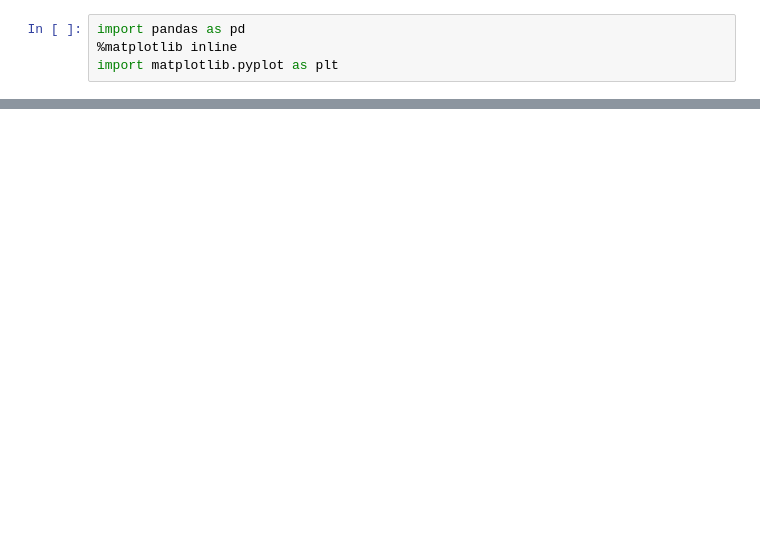
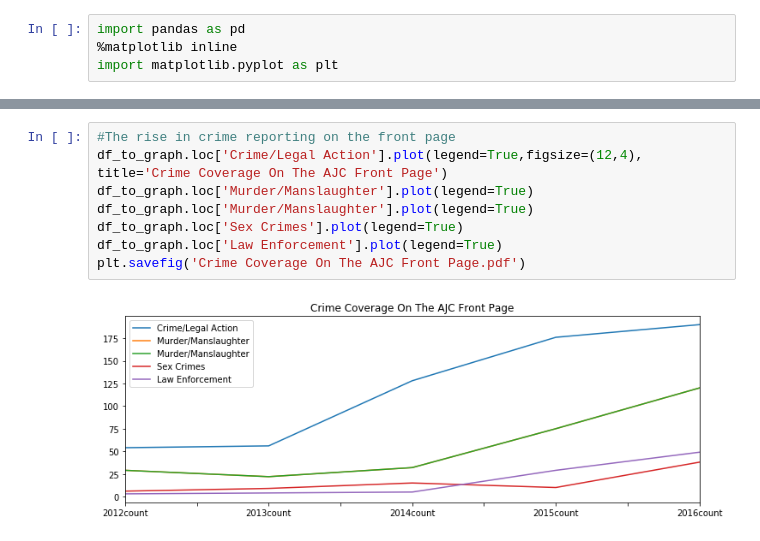
Before and after one commit to maijaliisa/studio-projects, a Jupyter notebook: code/AJCPAGE1/PartTwo Analyzing AJC .ipynb, the cells around one changed output, grey strips where cells are left out. Saved outputs shown, nothing was run; the diff lists cells and outputs as text; blank space fills up the shorter version.

```diff
--- a/code/AJCPAGE1/PartTwo Analyzing AJC .ipynb
+++ b/code/AJCPAGE1/PartTwo Analyzing AJC .ipynb
@@ -42,0 +59,10 @@ df_to_graph
+# %%
+#The rise in crime reporting on the front page
+df_to_graph.loc['Crime/Legal Action'].plot(legend=True,figsize=(12,4), title='Crime Coverage On The AJC Front Page')
+df_to_graph.loc['Murder/Manslaughter'].plot(legend=True)
+df_to_graph.loc['Murder/Manslaughter'].plot(legend=True)
+df_to_graph.loc['Sex Crimes'].plot(legend=True)
+df_to_graph.loc['Law Enforcement'].plot(legend=True)
+plt.savefig('Crime Coverage On The AJC Front Page.pdf')
+# %% [output]
+[figure, added]
```
Also changed, not shown: parts of 36 cells of this notebook, 25 other files.
